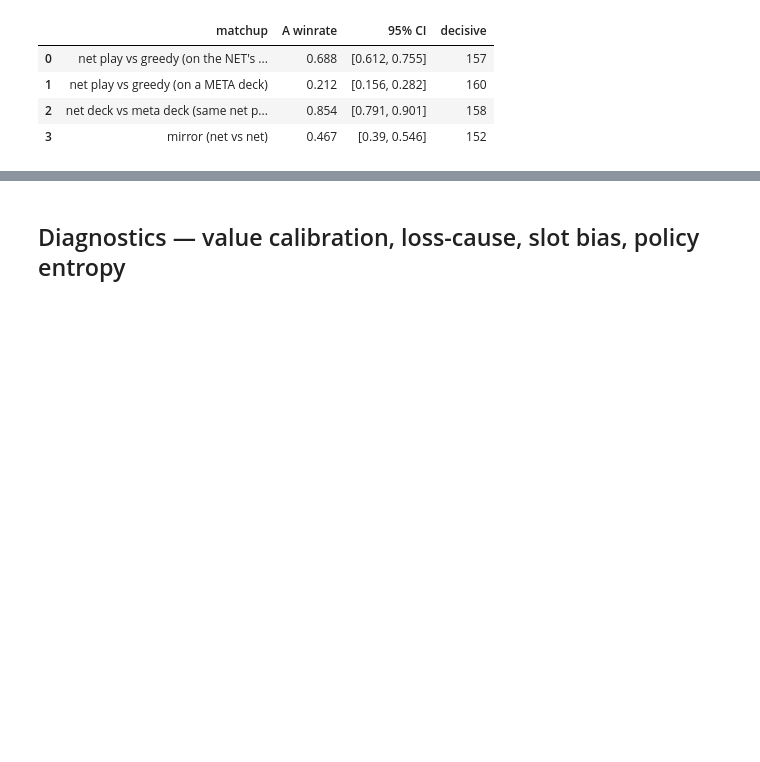
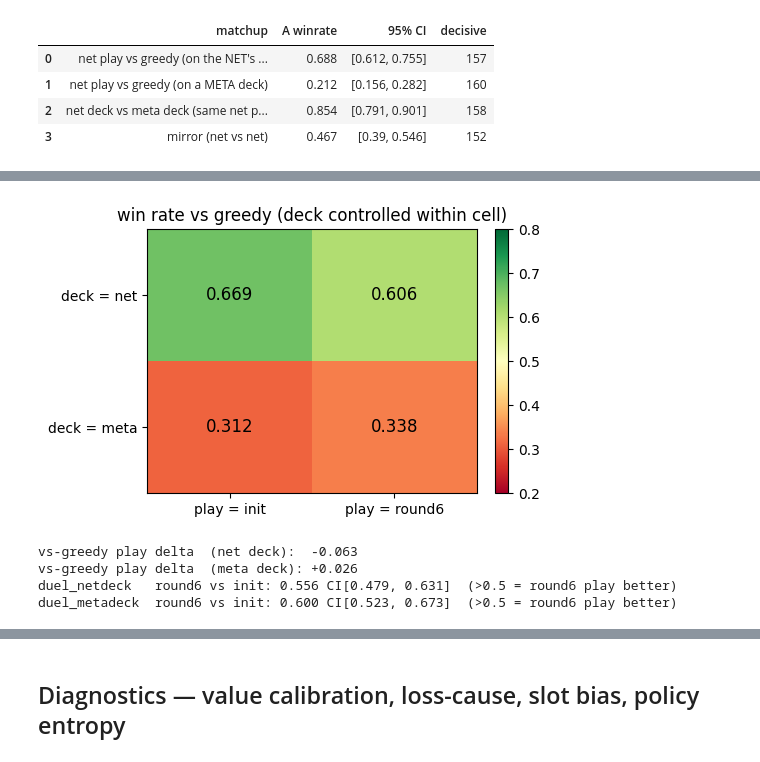
Before and after one commit to kohbanye/kaggle-pokemon, a Jupyter notebook: notebooks/03_paper_net_eval.ipynb, the cells around one changed output, grey strips where cells are left out. Saved outputs shown, nothing was run; the diff lists cells and outputs as text; code cells hidden in the pictures; blank space fills up the shorter version.

```diff
--- a/notebooks/03_paper_net_eval.ipynb
+++ b/notebooks/03_paper_net_eval.ipynb
@@ -238,0 +249,42 @@ pd.DataFrame(
+# %%
+P = ROOT / "results" / "coevo_2x2.json"
+if P.exists():
+    C = json.loads(P.read_text())
+    mu = C["matchups"]
+    grid = [["init_play_netdeck", "final_play_netdeck"],
+            ["init_play_metadeck", "final_play_metadeck"]]
+    wr = np.array([[mu[c]["winrate"] for c in row] for row in grid])
+    fig, ax = plt.subplots(figsize=(5.2, 3.4))
+    im = ax.imshow(wr, cmap="RdYlGn", vmin=0.2, vmax=0.8, aspect="auto")
+    ax.set_xticks([0, 1], ["play = init", "play = round6"])
+    ax.set_yticks([0, 1], ["deck = net", "deck = meta"])
+    for i in range(2):
+        for j in range(2):
+            ax.text(j, i, f"{wr[i, j]:.3f}", ha="center", va="center", fontsize=12)
+    ax.set_title("win rate vs greedy (deck controlled within cell)")
+    fig.colorbar(im, ax=ax, fraction=0.046)
+    plt.tight_layout()
+    plt.show()
+    rows = [(k, v["winrate"], f"[{v['ci'][0]}, {v['ci'][1]}]", v["decisive"])
+            for k, v in mu.items()]
+    disp = pd.DataFrame(rows, columns=["matchup", "winrate", "95% CI", "decisive"])
+    d_net = (mu["final_play_netdeck"]["winrate"]
+             - mu["init_play_netdeck"]["winrate"])
+    d_meta = (mu["final_play_metadeck"]["winrate"]
+              - mu["init_play_metadeck"]["winrate"])
+    print(f"vs-greedy play delta  (net deck):  {d_net:+.3f}")
+    print(f"vs-greedy play delta  (meta deck): {d_meta:+.3f}")
+    for d in ("duel_netdeck", "duel_metadeck"):
+        if d in mu:
+            v = mu[d]
+            print(f"{d:14s} round6 vs init: {v['winrate']:.3f} "
+                  f"CI[{v['ci'][0]}, {v['ci'][1]}]  (>0.5 = round6 play better)")
+    disp
+else:
+    print("results/coevo_2x2.json not found -- run scripts/coevo_2x2.py")
+# %% [output]
+[figure, added]
+vs-greedy play delta  (net deck):  -0.063
+vs-greedy play delta  (meta deck): +0.026
+duel_netdeck   round6 vs init: 0.556 CI[0.479, 0.631]  (>0.5 = round6 play better)
+duel_metadeck  round6 vs init: 0.600 CI[0.523, 0.673]  (>0.5 = round6 play better)
```
Also changed, not shown: parts of 8 cells of this notebook, 7 other files.
